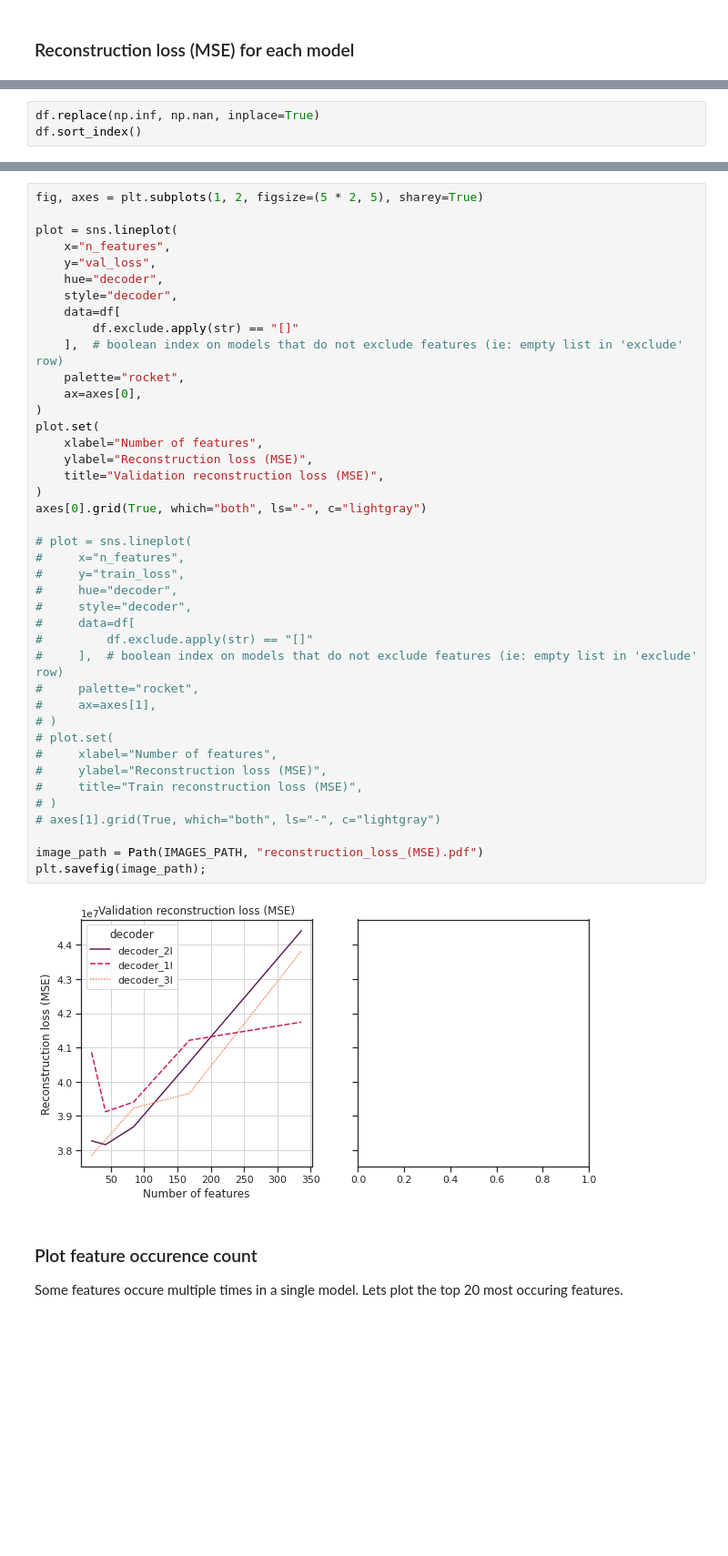
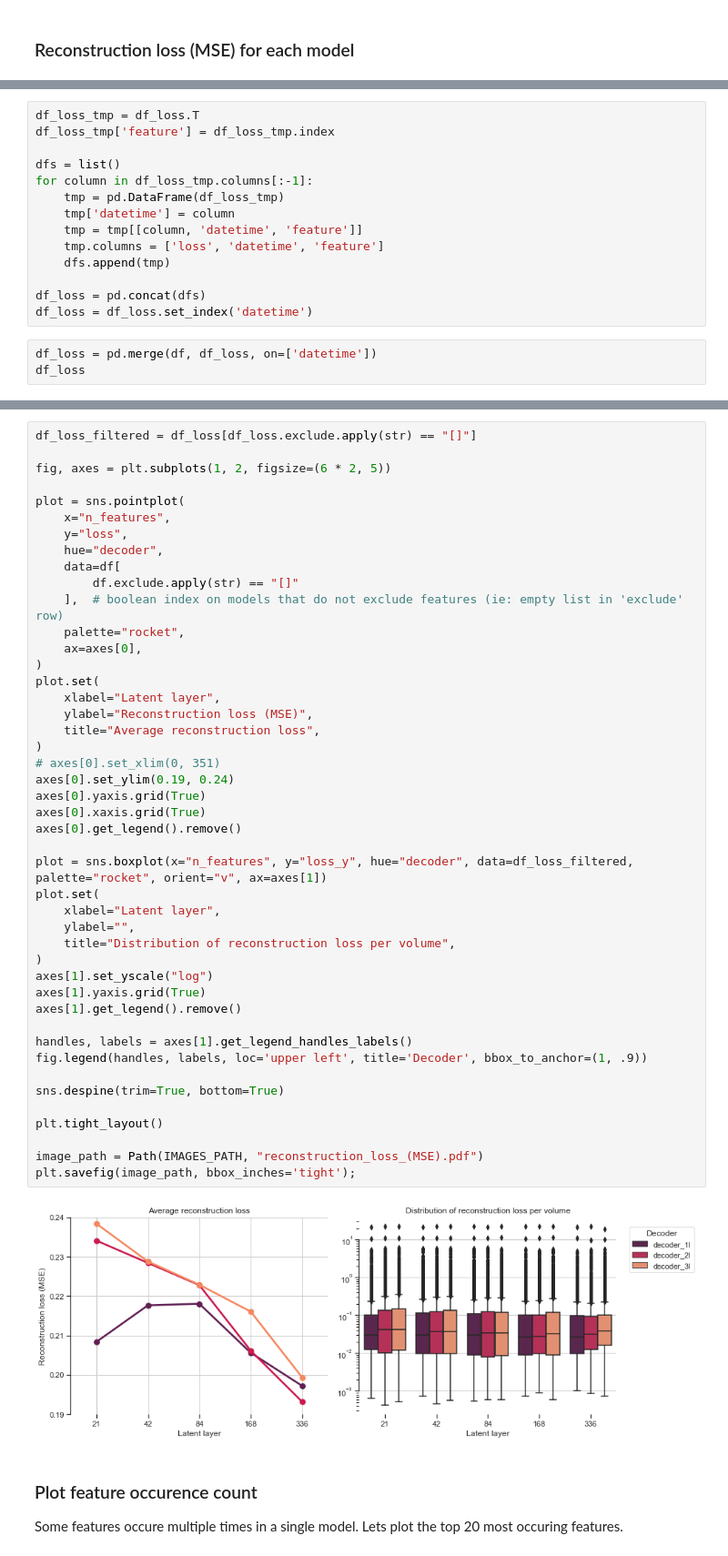
Before and after one commit to GewoonMaarten/spherical-dmri-conv, a Jupyter notebook: notebooks/model-analysis.ipynb, the cells around one changed output, grey strips where cells are left out. Shown at 91% size. Saved outputs shown, nothing was run; the diff lists cells and outputs as text; blank space fills up the shorter version.

Commit message:
chore: update figures

```diff
--- a/notebooks/model-analysis.ipynb
+++ b/notebooks/model-analysis.ipynb
@@ -244,3 +254,0 @@ df["loss"] = df.apply(calc_loss, axis=1, args=[15])
-# %%
-df.replace(np.inf, np.nan, inplace=True)
-df.sort_index()
@@ -246,0 +295,17 @@ df.sort_index()
+# %%
+df_loss_tmp = df_loss.T
+df_loss_tmp['feature'] = df_loss_tmp.index
+
+dfs = list()
+for column in df_loss_tmp.columns[:-1]:
+    tmp = pd.DataFrame(df_loss_tmp)
+    tmp['datetime'] = column
+    tmp = tmp[[column, 'datetime', 'feature']]
+    tmp.columns = ['loss', 'datetime', 'feature']
+    dfs.append(tmp)
+
+df_loss = pd.concat(dfs)
+df_loss = df_loss.set_index('datetime')
+# %%
+df_loss = pd.merge(df, df_loss, on=['datetime'])
+df_loss
@@ -247,46 +329,50 @@ df.sort_index()
 # %%
-fig, axes = plt.subplots(1, 2, figsize=(5 * 2, 5), sharey=True)
+df_loss_filtered = df_loss[df_loss.exclude.apply(str) == "[]"]
 
-plot = sns.lineplot(
+fig, axes = plt.subplots(1, 2, figsize=(6 * 2, 5))
+
+plot = sns.pointplot(
     x="n_features",
-    y="val_loss",
+    y="loss",
     hue="decoder",
-    style="decoder",
     data=df[
         df.exclude.apply(str) == "[]"
     ],  # boolean index on models that do not exclude features (ie: empty list in 'exclude' row)
     palette="rocket",
     ax=axes[0],
 )
 plot.set(
-    xlabel="Number of features",
+    xlabel="Latent layer",
     ylabel="Reconstruction loss (MSE)",
-    title="Validation reconstruction loss (MSE)",
+    title="Average reconstruction loss",
 )
-axes[0].grid(True, which="both", ls="-", c="lightgray")
+# axes[0].set_xlim(0, 351)
+axes[0].set_ylim(0.19, 0.24)
+axes[0].yaxis.grid(True)
+axes[0].xaxis.grid(True)
+axes[0].get_legend().remove()
 
-# plot = sns.lineplot(
-#     x="n_features",
-#     y="train_loss",
-#     hue="decoder",
-#     style="decoder",
-#     data=df[
-#         df.exclude.apply(str) == "[]"
-#     ],  # boolean index on models that do not exclude features (ie: empty list in 'exclude' row)
-#     palette="rocket",
-#     ax=axes[1],
-# )
-# plot.set(
-#     xlabel="Number of features",
-#     ylabel="Reconstruction loss (MSE)",
-#     title="Train reconstruction loss (MSE)",
-# )
-# axes[1].grid(True, which="both", ls="-", c="lightgray")
+plot = sns.boxplot(x="n_features", y="loss_y", hue="decoder", data=df_loss_filtered, palette="rocket", orient="v", ax=axes[1])
+plot.set(
+    xlabel="Latent layer",
+    ylabel="",
+    title="Distribution of reconstruction loss per volume",
+)
+axes[1].set_yscale("log")
+axes[1].yaxis.grid(True)
+axes[1].get_legend().remove()
+
+handles, labels = axes[1].get_legend_handles_labels()
+fig.legend(handles, labels, loc='upper left', title='Decoder', bbox_to_anchor=(1, .9))
+
+sns.despine(trim=True, bottom=True)
+
+plt.tight_layout()
 
 image_path = Path(IMAGES_PATH, "reconstruction_loss_(MSE).pdf")
-plt.savefig(image_path);
+plt.savefig(image_path, bbox_inches='tight');
 # %% [output]
-[figure, old version]
+[figure, new version]
 # %% [markdown]
 ### Plot feature occurence count
 
```
Also changed, not shown: parts of 19 cells of this notebook, 3 other files.
